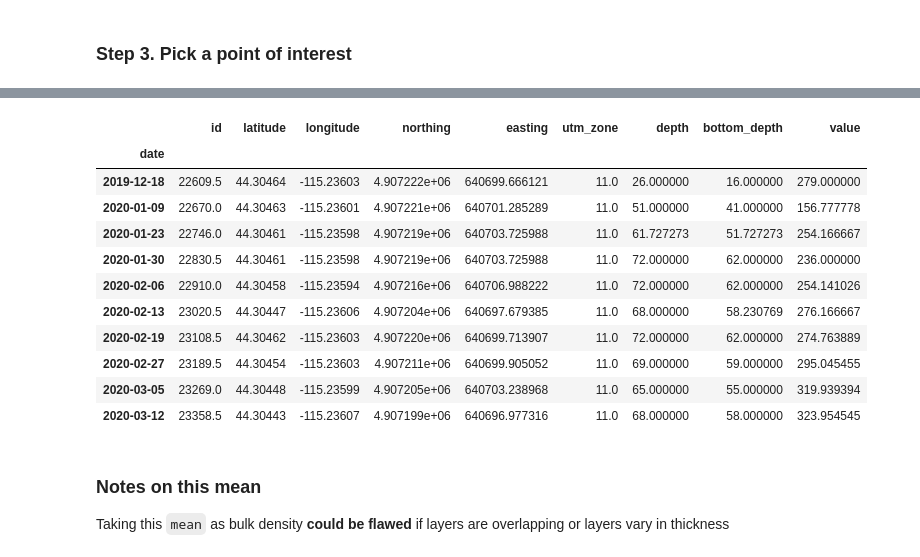
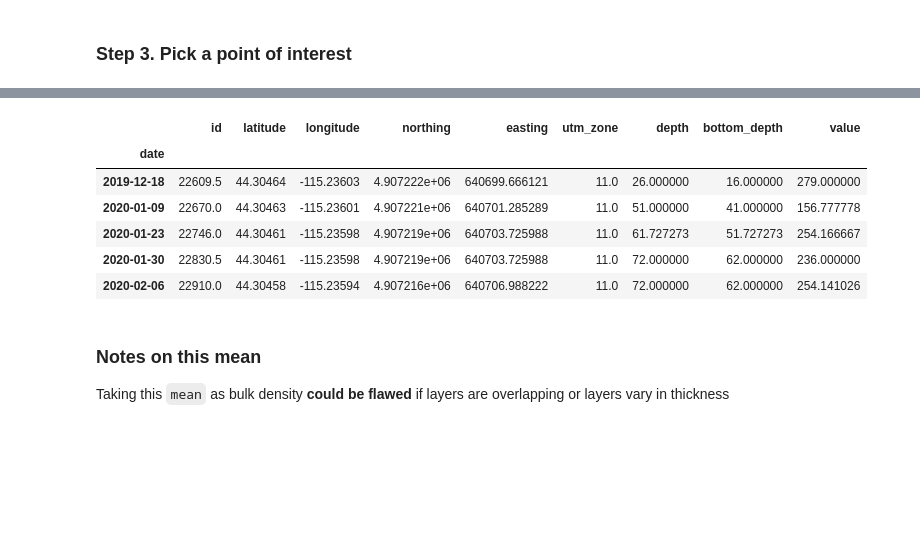
Before and after one commit to SnowEx/snowexsql, a Jupyter notebook: docs/gallery/api_plot_pit_density_example.ipynb, the cells around one changed output, grey strips where cells are left out. Drawn from its saved outputs; the diff is of its cells as text; code cells hidden in the pictures; blank space fills up the shorter version.

```diff
--- a/docs/gallery/api_plot_pit_swe_example.ipynb
+++ b/docs/gallery/api_plot_pit_density_example.ipynb
@@ -43,22 +43,17 @@ df.loc[:, ["site_id", "geom"]].drop_duplicates().explore()
 # %%
 # Get the mean of each date sampled
 df["value"] = df["value"].astype(float)
 df.set_index("date", inplace=True)
 mean_values = df.groupby(df.index).mean()
-mean_values
+mean_values.head()
 # %% [output]
 |  | id | latitude | longitude | northing | easting | utm_zone | depth | bottom_depth | value |
 | date |  |  |  |  |  |  |  |  |  |
 | 2019-12-18 | 22609.5 | 44.30464 | -115.23603 | 4.907222e+06 | 640699.666121 | 11.0 | 26.000000 | 16.000000 | 279.000000 |
 | 2020-01-09 | 22670.0 | 44.30463 | -115.23601 | 4.907221e+06 | 640701.285289 | 11.0 | 51.000000 | 41.000000 | 156.777778 |
 | 2020-01-23 | 22746.0 | 44.30461 | -115.23598 | 4.907219e+06 | 640703.725988 | 11.0 | 61.727273 | 51.727273 | 254.166667 |
 | 2020-01-30 | 22830.5 | 44.30461 | -115.23598 | 4.907219e+06 | 640703.725988 | 11.0 | 72.000000 | 62.000000 | 236.000000 |
 | 2020-02-06 | 22910.0 | 44.30458 | -115.23594 | 4.907216e+06 | 640706.988222 | 11.0 | 72.000000 | 62.000000 | 254.141026 |
-| 2020-02-13 | 23020.5 | 44.30447 | -115.23606 | 4.907204e+06 | 640697.679385 | 11.0 | 68.000000 | 58.230769 | 276.166667 |
-| 2020-02-19 | 23108.5 | 44.30462 | -115.23603 | 4.907220e+06 | 640699.713907 | 11.0 | 72.000000 | 62.000000 | 274.763889 |
-| 2020-02-27 | 23189.5 | 44.30454 | -115.23603 | 4.907211e+06 | 640699.905052 | 11.0 | 69.000000 | 59.000000 | 295.045455 |
-| 2020-03-05 | 23269.0 | 44.30448 | -115.23599 | 4.907205e+06 | 640703.238968 | 11.0 | 65.000000 | 55.000000 | 319.939394 |
-| 2020-03-12 | 23358.5 | 44.30443 | -115.23607 | 4.907199e+06 | 640696.977316 | 11.0 | 68.000000 | 58.000000 | 323.954545 |
 # %% [markdown]
 ### Notes on this mean
 
```
Also changed, not shown: 1 other file.
